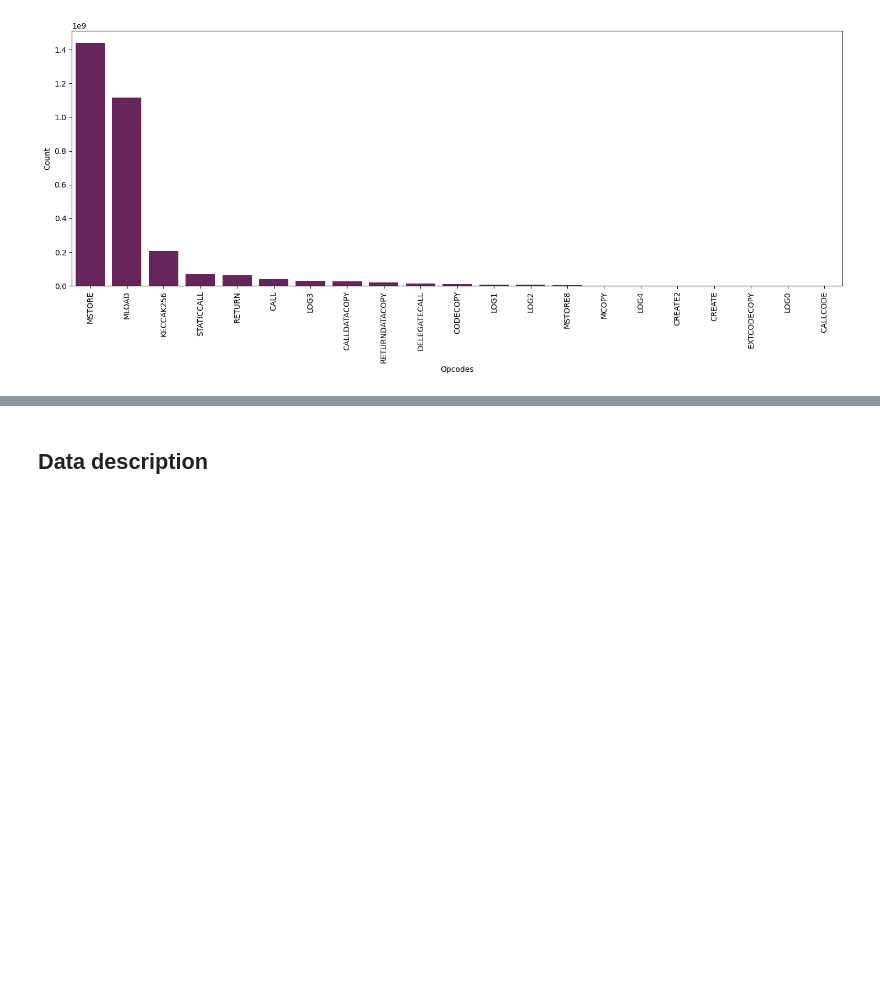
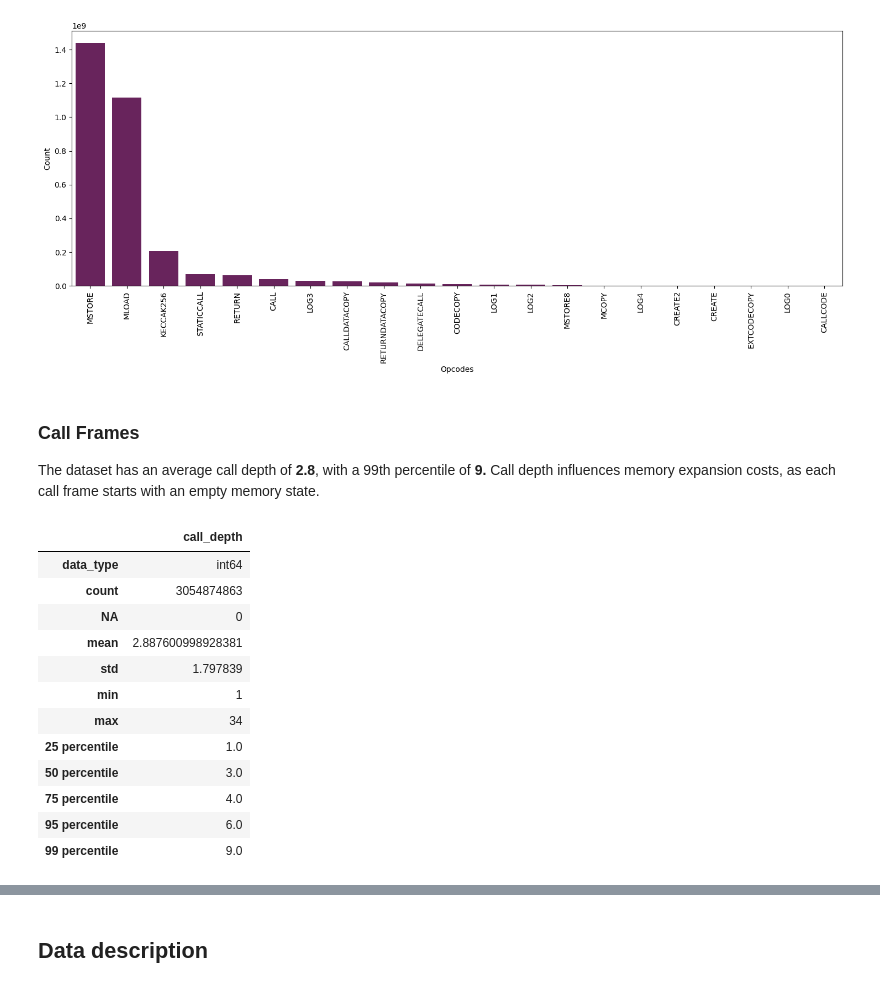
Before and after one commit to raxhvl/evm-memory-analysis, a Jupyter notebook: evm-memory-analysis.ipynb, the cells around one changed output, grey strips where cells are left out. Saved outputs shown, nothing was run; the diff lists cells and outputs as text; code cells hidden in the pictures; blank space fills up the shorter version.

```diff
--- a/evm-memory-analysis.ipynb
+++ b/evm-memory-analysis.ipynb
@@ -150,3 +145,23 @@ plt.xticks(rotation='vertical')
 plt.show()
 # %% [output]
 [figure]
+# %% [markdown]
+### Call Frames
+The dataset has an average call depth of **2.8**, with a 99th percentile of **9.** Call depth influences memory expansion costs, as each call frame starts with an empty memory state.
+# %%
+df_call_frames = df.groupby(['transaction_id']).agg({'call_depth':vaex.agg.max('call_depth')})
+show_column_summary(df_call_frames.call_depth)
+# %% [output]
+|  | call_depth |
+| data_type | int64 |
+| count | 3054874863 |
+| NA | 0 |
+| mean | 2.887600998928381 |
+| std | 1.797839 |
+| min | 1 |
+| max | 34 |
+| 25 percentile | 1.0 |
+| 50 percentile | 3.0 |
+| 75 percentile | 4.0 |
+| 95 percentile | 6.0 |
+| 99 percentile | 9.0 |
```
Also changed, not shown: parts of 4 cells of this notebook.
